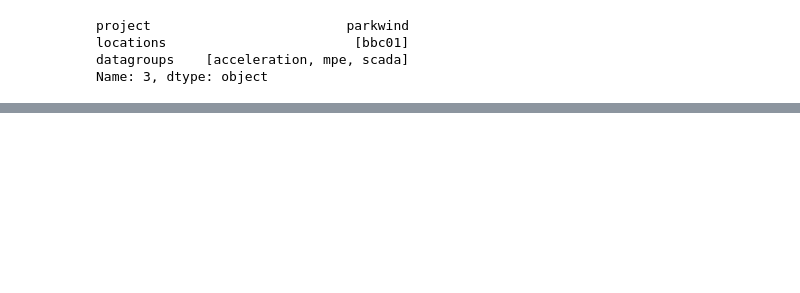
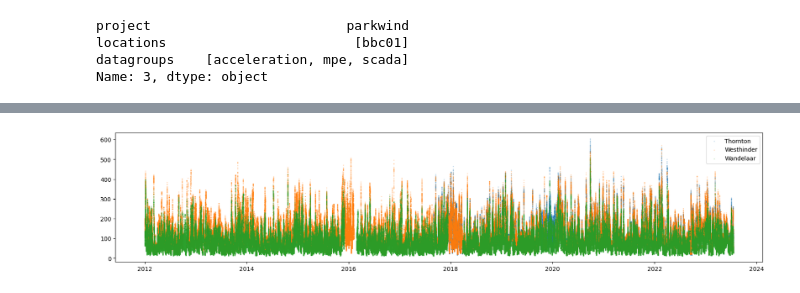
Before and after one commit to WEILMAX/oma_tracking, a Jupyter notebook: notebooks/Belwind/data.ipynb, the cells around one changed output, grey strips where cells are left out. Drawn from its saved outputs; the diff is of its cells as text; code cells hidden in the pictures; blank space fills up the shorter version.

Commit message:
Belwind long term data analysis

```diff
--- a/notebooks/Belwind/data.ipynb
+++ b/notebooks/Belwind/data.ipynb
@@ -31,7 +34,7 @@ locations                        [bbc01]
 datagroups    [acceleration, mpe, scada]
 Name: 3, dtype: object
 # %%
-start  = datetime.datetime(2014,1,1,tzinfo=utc)
+start  = datetime.datetime(2012,1,1,tzinfo=utc)
 stop  = datetime.datetime(2023,7,19,tzinfo=utc)
 
 location = 'bbc01'
@@ -60,0 +71,8 @@ FA1 = get_frequencies(dsg.data, 'FA1')
+# %%
+# Make a column that combines sea water temperature measurements of Pile and Buoy
+Sea_water_temp = pd.concat([
+    weather_station_data['mvbc_WandelaarMeasuringpile_Sea_water_temperature'].dropna(),
+    weather_station_data['mvbc_WandelaarBuoy_Sea_water_temperature'].dropna()
+    ], axis=0)
+Sea_water_temp = Sea_water_temp.resample('10T', axis=0).interpolate(method='linear', axis=0, limit=12)
+weather_station_data['mvbc_Wandelaar_Sea_water_temperature_'] = Sea_water_temp
@@ -60,0 +82,11 @@ FA1 = get_frequencies(dsg.data, 'FA1')
+# %%
+weather_station = 'Westhinder'
+Westhinder_data = \
+    dg.get_data_by_weatherstation(
+        weather_station,
+        start,
+        stop,
+        creds,
+        df_unfiltered
+    )
+Westhinder_data = Westhinder_data.resample('10T', axis=0).interpolate(method='linear', axis=0, limit=12)
@@ -60,0 +115,11 @@ FA1 = get_frequencies(dsg.data, 'FA1')
+# %%
+weather_station = 'Thorntonbank'
+Thorntonbank_data = \
+    dg.get_data_by_weatherstation(
+        weather_station,
+        start,
+        stop,
+        creds,
+        df_unfiltered
+    )
+Thorntonbank_data = Thorntonbank_data.resample('10T', axis=0).interpolate(method='linear', axis=0, limit=12)
@@ -60,0 +186,9 @@ FA1 = get_frequencies(dsg.data, 'FA1')
+# %%
+plt.figure(figsize=(20,4))
+plt.scatter(Thorntonbank_data.index, Thorntonbank_data['mvbc_ThorntonbankSouthBuoy_Wave_height'], label='Thornton', s=1, alpha=0.2)
+plt.scatter(Westhinder_data.index, Westhinder_data['mvbc_WesthinderBuoy_Wave_height'], label='Westhinder', s=1, alpha=0.2)
+plt.scatter(weather_station_data.index, weather_station_data['mvbc_WandelaarBuoy_Wave_height'], label='Wandelaar', s=1, alpha=0.2)
+plt.legend()
+plt.show()
+# %% [output]
+[figure, added]
```
Also changed, not shown: parts of 20 cells of this notebook, 2 other files.
